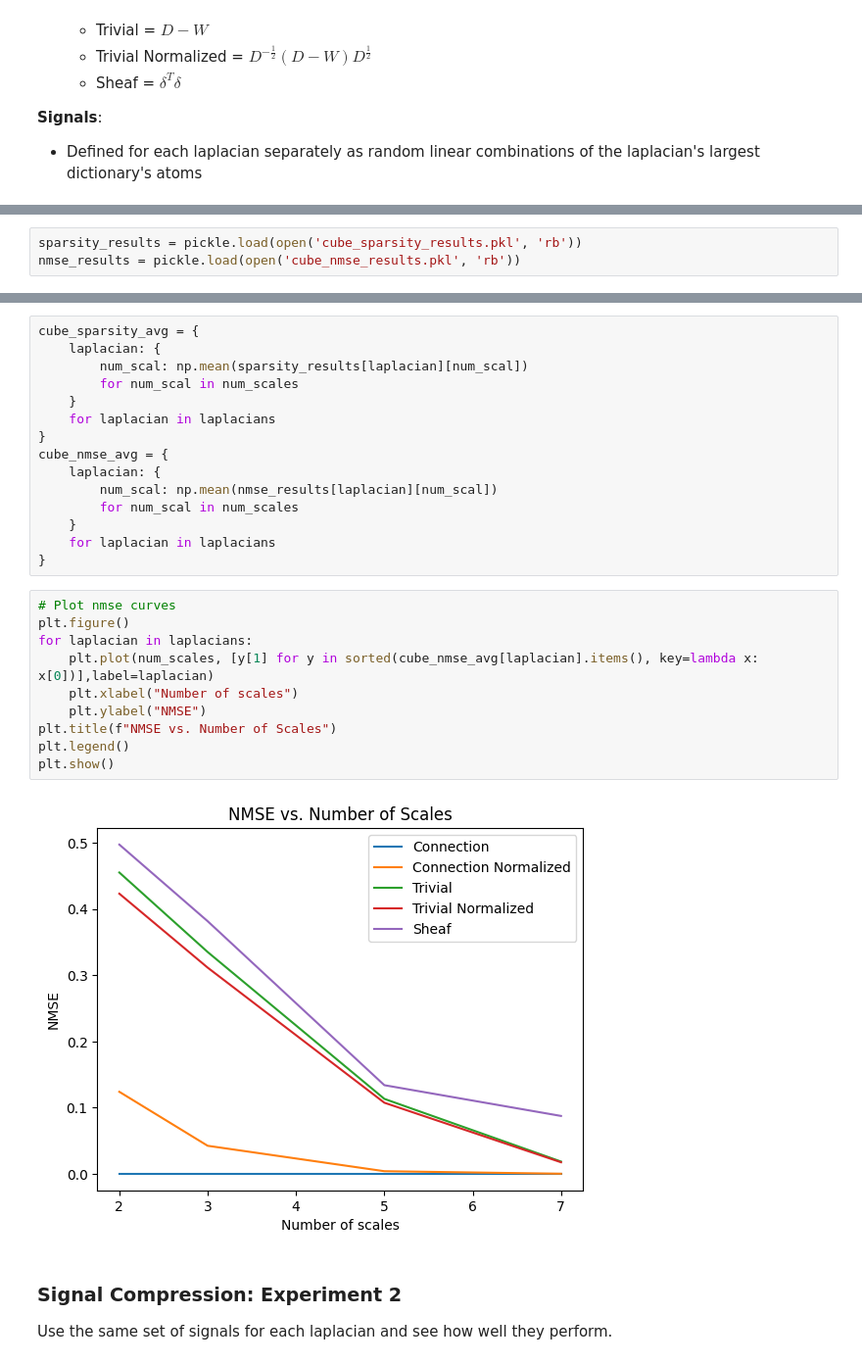
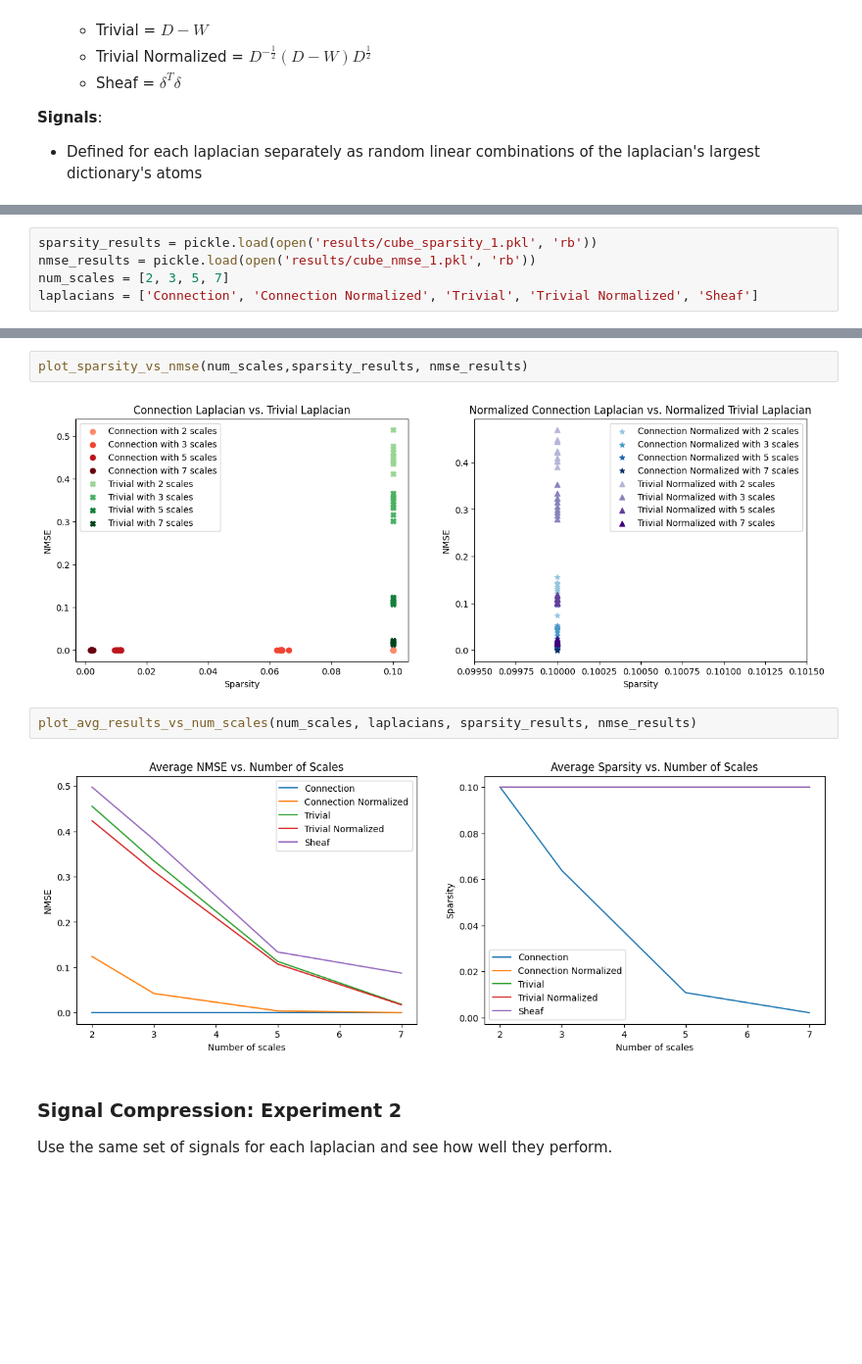
Before and after one commit to gmaurer08/sheaf-signal-processing, a Jupyter notebook: main copy 2.ipynb, the cells around one changed output, grey strips where cells are left out. Shown at 98% size. Saved outputs shown, nothing was run; the diff lists cells and outputs as text; blank space fills up the shorter version.

```diff
--- a/main copy 2.ipynb
+++ b/main copy 2.ipynb
@@ -175,3 +106,5 @@ with open('cube_nmse_results.pkl', 'wb') as f:
 # %%
-sparsity_results = pickle.load(open('cube_sparsity_results.pkl', 'rb'))
-nmse_results = pickle.load(open('cube_nmse_results.pkl', 'rb'))
+sparsity_results = pickle.load(open('results/cube_sparsity_1.pkl', 'rb'))
+nmse_results = pickle.load(open('results/cube_nmse_1.pkl', 'rb'))
+num_scales = [2, 3, 5, 7]
+laplacians = ['Connection', 'Connection Normalized', 'Trivial', 'Trivial Normalized', 'Sheaf']
@@ -218,30 +111,11 @@ plt.show()
-# %%
-cube_sparsity_avg = {
-    laplacian: {
-        num_scal: np.mean(sparsity_results[laplacian][num_scal])
-        for num_scal in num_scales
-    }
-    for laplacian in laplacians
-}
-cube_nmse_avg = {
-    laplacian: {
-        num_scal: np.mean(nmse_results[laplacian][num_scal])
-        for num_scal in num_scales
-    }
-    for laplacian in laplacians
-}
+# %%
+plot_sparsity_vs_nmse(num_scales,sparsity_results, nmse_results)
+# %% [output]
+[figure, added]
 # %%
-# Plot nmse curves
-plt.figure()
-for laplacian in laplacians:
-    plt.plot(num_scales, [y[1] for y in sorted(cube_nmse_avg[laplacian].items(), key=lambda x: x[0])],label=laplacian)
-    plt.xlabel("Number of scales")
-    plt.ylabel("NMSE")
-plt.title(f"NMSE vs. Number of Scales")
-plt.legend()
-plt.show()
+plot_avg_results_vs_num_scales(num_scales, laplacians, sparsity_results, nmse_results)
 # %% [output]
-[figure, old version]
+[figure, new version]
 # %% [markdown]
 ### Signal Compression: Experiment 2
 
```
Also changed, not shown: parts of 54 cells of this notebook.
